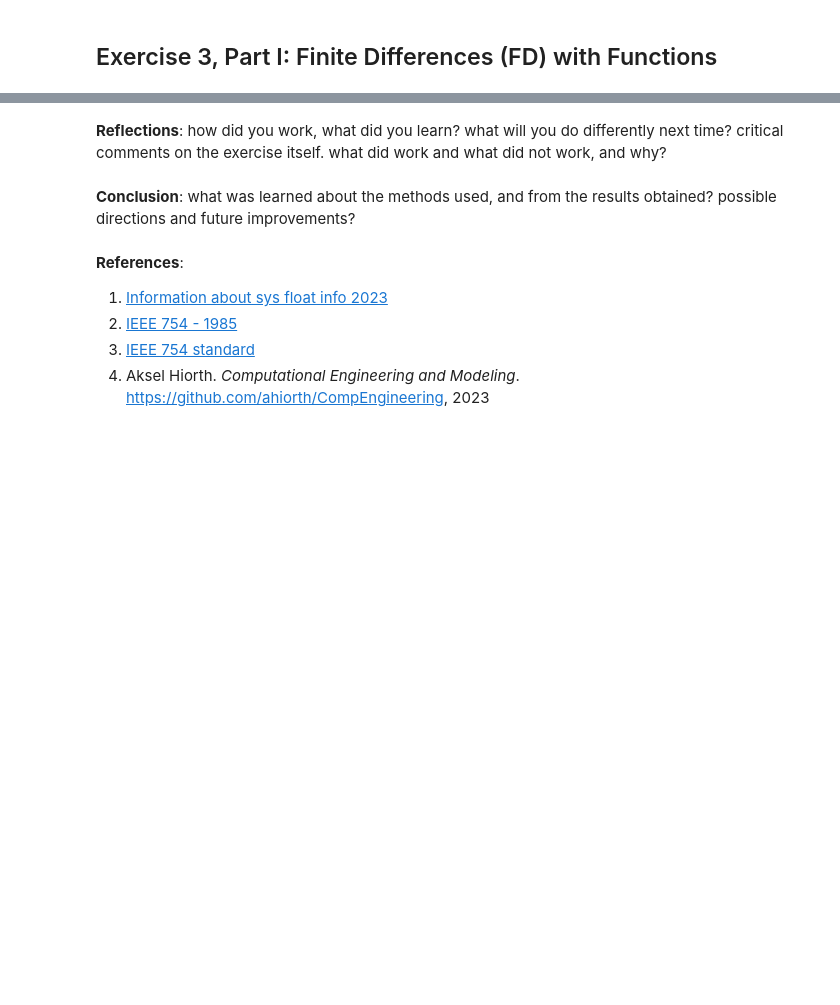
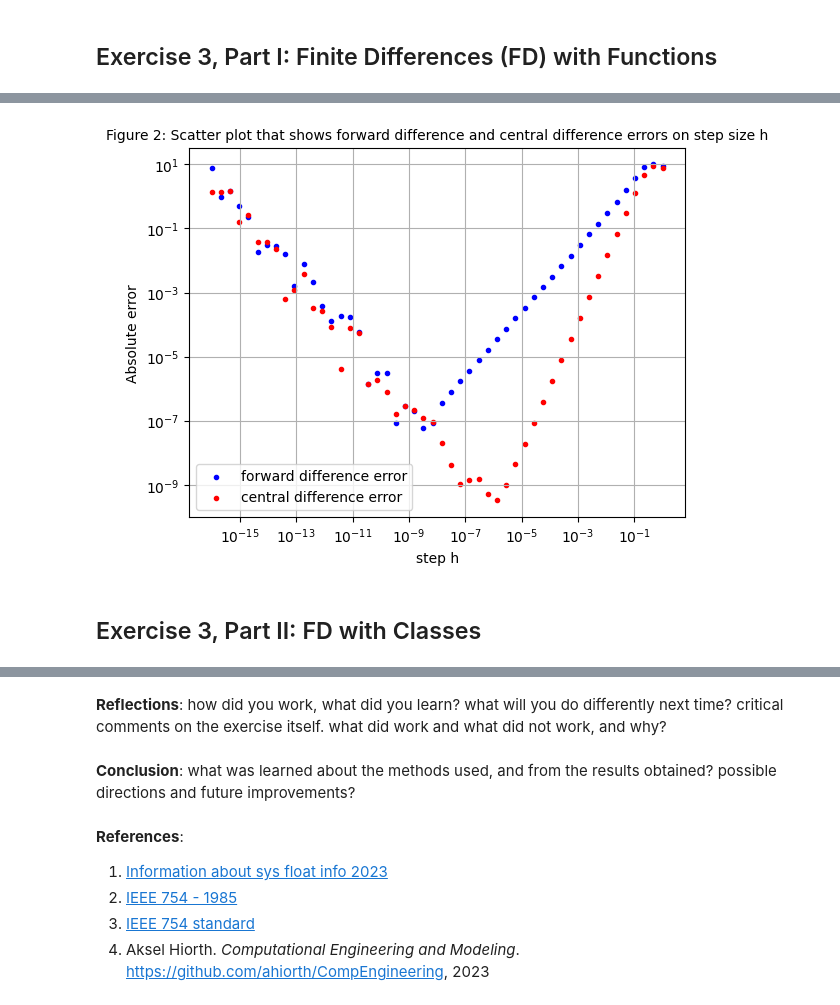
Before and after one commit to waves-stats/MOD_510_2023_autumn, a Jupyter notebook: project1/Jing/project1_Jing.ipynb, the cells around one changed output, grey strips where cells are left out. Saved outputs shown, nothing was run; the diff lists cells and outputs as text; code cells hidden in the pictures; blank space fills up the shorter version.

```diff
--- a/project1/Jing/project1_Jing.ipynb
+++ b/project1/Jing/project1_Jing.ipynb
@@ -226,0 +249,3 @@ np.where(array_of_numbers > 17, 1, 0)
+# %%
+def analytical_der(x, a=0.1, b=10):
+    return b*np.cos(b*x)*np.exp(-a*x*x)- 2*a*x*np.sin(b*x)*np.exp(-a*x*x)
@@ -226,0 +257,9 @@ np.where(array_of_numbers > 17, 1, 0)
+# %%
+def forward_diff(f, x, h,*args):
+    return (f(x+h,*args)-f(x,*args))/h
+# %%
+x = 1
+h = 1e-2
+
+estimate = forward_diff(f,x,h)
+analytical_solution = analytical_der(x)
@@ -226,0 +280,3 @@ np.where(array_of_numbers > 17, 1, 0)
+# %%
+def central_diff(f, x, h,*args):
+    return 0.5*(f(x+h,*args)-f(x-h,*args))/h
@@ -226,0 +288,19 @@ np.where(array_of_numbers > 17, 1, 0)
+# %%
+x = 1
+h = np.logspace(-16,0) # step size
+
+abs_error_forward = np.abs(forward_diff(f,x,h)- analytical_der(x))
+abs_error_central = np.abs(central_diff(f,x,h)- analytical_der(x))
+
+plt.scatter(h,abs_error_forward,label='forward difference error', c='b', marker='.')
+plt.scatter(h,abs_error_central,label='central difference error', c='r', marker='.')
+plt.legend()
+plt.grid()
+plt.xscale('log')
+plt.yscale('log')
+plt.xlabel('step h')
+plt.ylabel('Absolute error')
+plt.title('Figure 2: Scatter plot that shows forward difference and central difference errors on step size h', fontsize =10)
+plt.show()
+# %% [output]
+[figure, added]
@@ -226,0 +311,2 @@ np.where(array_of_numbers > 17, 1, 0)
+# %% [markdown]
+## Exercise 3, Part II: FD with Classes
```
Also changed, not shown: parts of 39 cells of this notebook.
